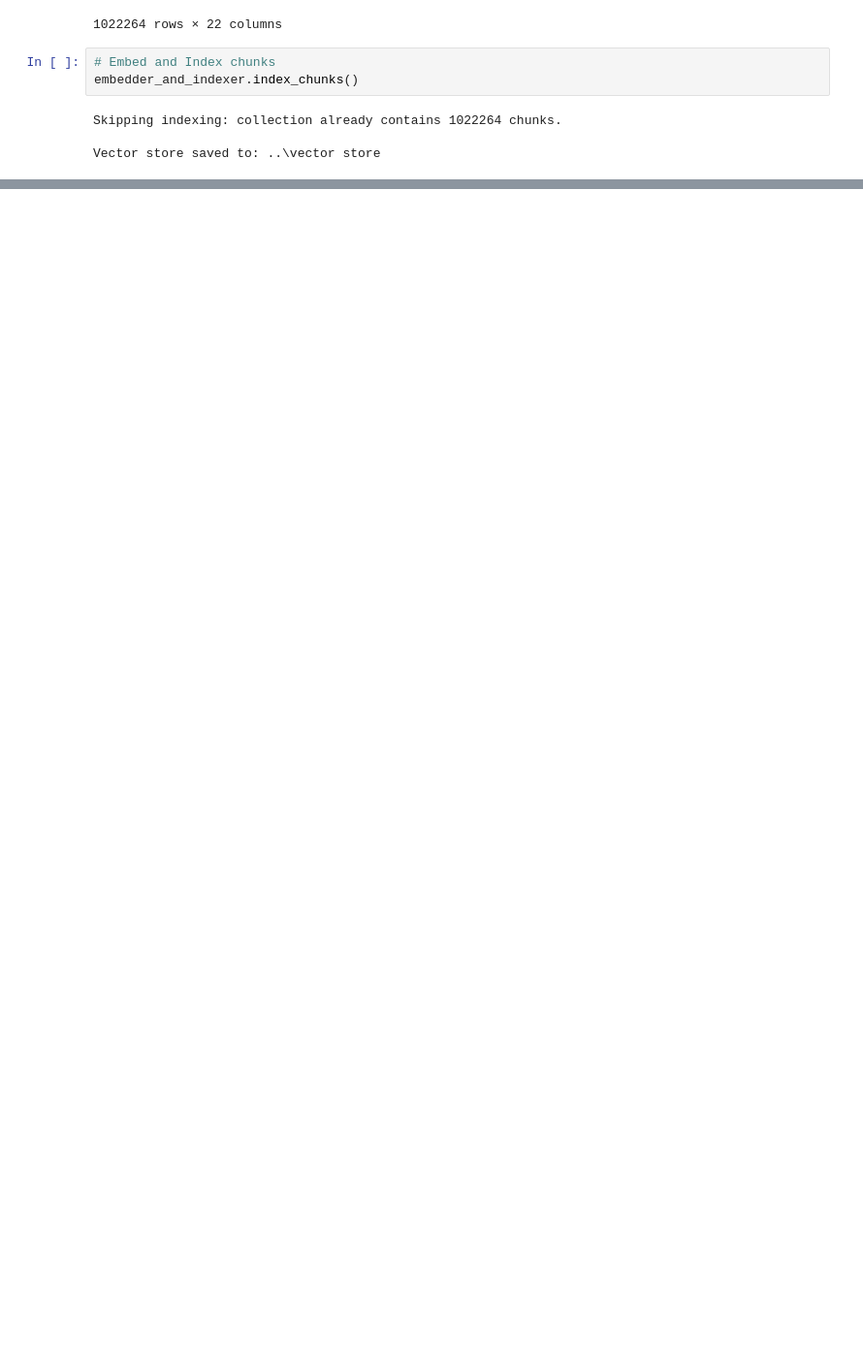
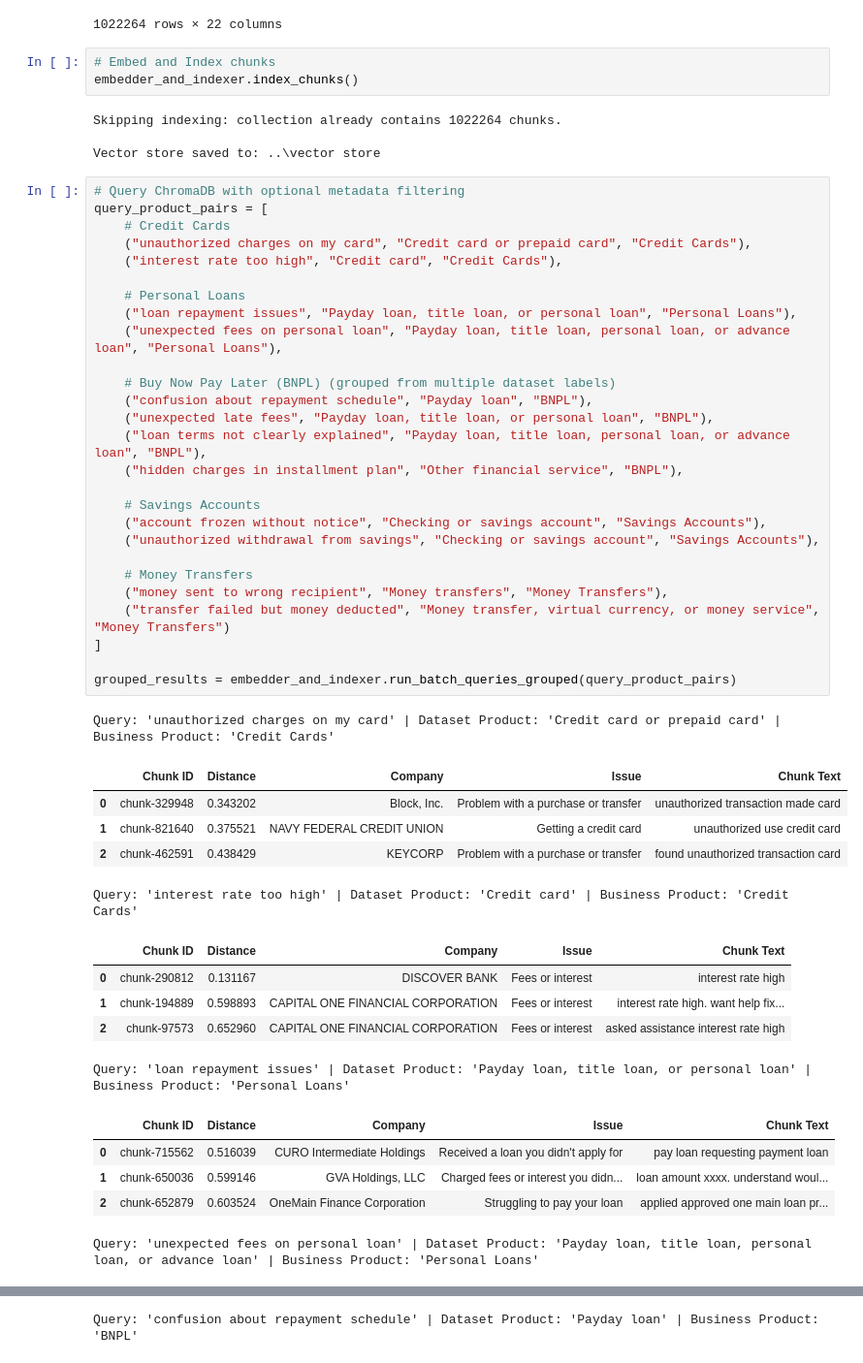
Before and after one commit to nuhaminae/Intelligent-Complaint-Analysis-for-Financial-Services, a Jupyter notebook: notebooks/02_2_embedding_and_indexing.ipynb, the cells around one changed output, grey strips where cells are left out. Shown at 97% size. Saved outputs shown, nothing was run; the diff lists cells and outputs as text; blank space fills up the shorter version.

```diff
--- a/notebooks/02_2_embedding_and_indexing.ipynb
+++ b/notebooks/02_2_embedding_and_indexing.ipynb
@@ -53,3 +57,47 @@ embedder_and_indexer.index_chunks()
 Skipping indexing: collection already contains 1022264 chunks.
 
 Vector store saved to: ..\vector store
+# %%
+# Query ChromaDB with optional metadata filtering
+query_product_pairs = [
+    # Credit Cards
+    ("unauthorized charges on my card", "Credit card or prepaid card", "Credit Cards"),
+    ("interest rate too high", "Credit card", "Credit Cards"),
+
+    # Personal Loans
+    ("loan repayment issues", "Payday loan, title loan, or personal loan", "Personal Loans"),
+    ("unexpected fees on personal loan", "Payday loan, title loan, personal loan, or advance loan", "Personal Loans"),
+
+    # Buy Now Pay Later (BNPL) (grouped from multiple dataset labels)
+    ("confusion about repayment schedule", "Payday loan", "BNPL"),
+    ("unexpected late fees", "Payday loan, title loan, or personal loan", "BNPL"),
+    ("loan terms not clearly explained", "Payday loan, title loan, personal loan, or advance loan", "BNPL"),
+    ("hidden charges in installment plan", "Other financial service", "BNPL"),
+
+    # Savings Accounts
+    ("account frozen without notice", "Checking or savings account", "Savings Accounts"),
+    ("unauthorized withdrawal from savings", "Checking or savings account", "Savings Accounts"),
+
+    # Money Transfers
+    ("money sent to wrong recipient", "Money transfers", "Money Transfers"),
+    ("transfer failed but money deducted", "Money transfer, virtual currency, or money service", "Money Transfers")
+]
+
+grouped_results = embedder_and_indexer.run_batch_queries_grouped(query_product_pairs)
+# %% [output]
+Query: 'unauthorized charges on my card' | Dataset Product: 'Credit card or prepaid card' | Business Product: 'Credit Cards'
+|  | Chunk ID | Distance | Company | Issue | Chunk Text |
+| 0 | chunk-329948 | 0.343202 | Block, Inc. | Problem with a purchase or transfer | unauthorized transaction made card |
+| 1 | chunk-821640 | 0.375521 | NAVY FEDERAL CREDIT UNION | Getting a credit card | unauthorized use credit card |
+| 2 | chunk-462591 | 0.438429 | KEYCORP | Problem with a purchase or transfer | found unauthorized transaction card |
+Query: 'interest rate too high' | Dataset Product: 'Credit card' | Business Product: 'Credit Cards'
+|  | Chunk ID | Distance | Company | Issue | Chunk Text |
+| 0 | chunk-290812 | 0.131167 | DISCOVER BANK | Fees or interest | interest rate high |
+| 1 | chunk-194889 | 0.598893 | CAPITAL ONE FINANCIAL CORPORATION | Fees or interest | interest rate high. want help fix... |
+| 2 | chunk-97573 | 0.652960 | CAPITAL ONE FINANCIAL CORPORATION | Fees or interest | asked assistance interest rate high |
+Query: 'loan repayment issues' | Dataset Product: 'Payday loan, title loan, or personal loan' | Business Product: 'Personal Loans'
+|  | Chunk ID | Distance | Company | Issue | Chunk Text |
+| 0 | chunk-715562 | 0.516039 | CURO Intermediate Holdings | Received a loan you didn't apply for | pay loan requesting payment loan |
+| 1 | chunk-650036 | 0.599146 | GVA Holdings, LLC | Charged fees or interest you didn... | loan amount xxxx. understand woul... |
+| 2 | chunk-652879 | 0.603524 | OneMain Finance Corporation | Struggling to pay your loan | applied approved one main loan pr... |
+Query: 'unexpected fees on personal loan' | Dataset Product: 'Payday loan, title loan, personal loan, or advance loan' | Business Product: 'Personal Loans'
@@ -55,0 +108 @@ Vector store saved to: ..\vector store
+Query: 'confusion about repayment schedule' | Dataset Product: 'Payday loan' | Business Product: 'BNPL'
```
Also changed, not shown: parts of 2 cells of this notebook.
